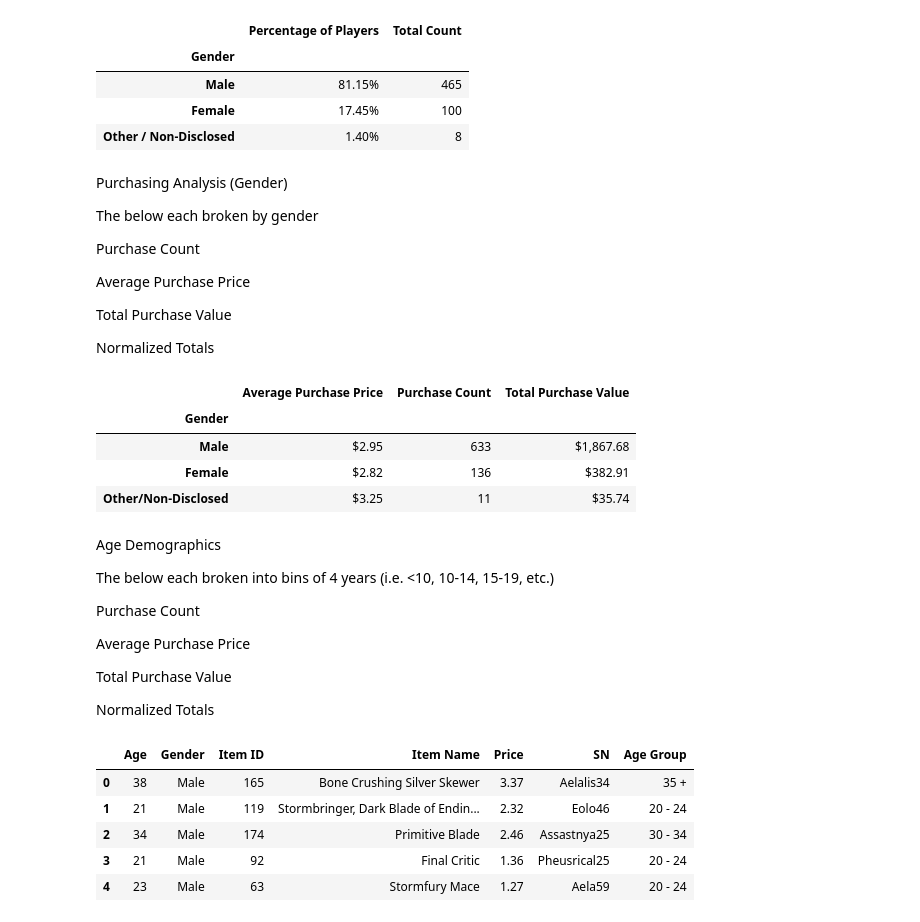
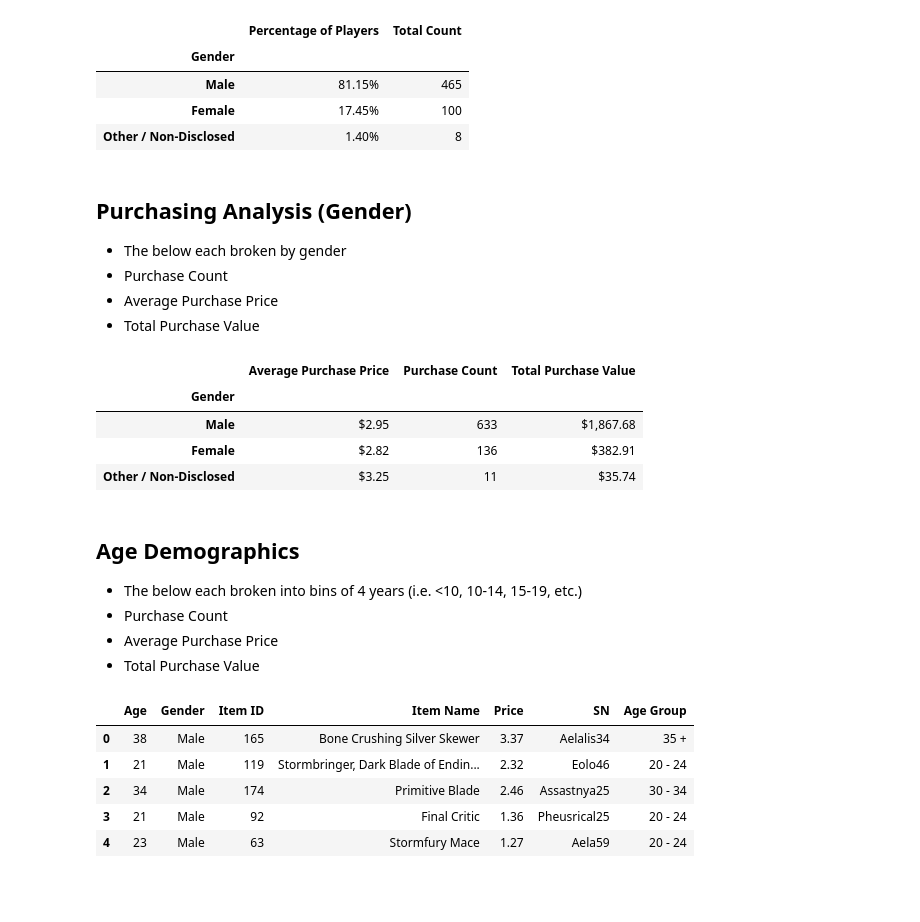
Before and after one commit to lyniguez/Gamer-Analysis, a Jupyter notebook: Main.ipynb, the cells around one changed output. Drawn from its saved outputs; the diff is of its cells as text; code cells hidden in the pictures; blank space fills up the shorter version.

```diff
--- a/Main.ipynb
+++ b/Main.ipynb
@@ -91,5 +85,7 @@ othergender = gender["SN"].value_counts()
 othercount = len(othergender)
 
 percentother = (othercount / playercount)*100
+# %%
+gendertypes = purchasedataDF["Gender"].unique()
 # %%
 #Create new Data Frame with Gender Analysis
@@ -105,17 +101,11 @@ gendhanalysisDF.set_index(["Gender"])
 | Female | 17.45% | 100 |
 | Other / Non-Disclosed | 1.40% | 8 |
 # %% [markdown]
-Purchasing Analysis (Gender)
-
-The below each broken by gender
-
-Purchase Count
-
-Average Purchase Price
-
-Total Purchase Value
-
-Normalized Totals
+## Purchasing Analysis (Gender)
+* The below each broken by gender
+* Purchase Count
+* Average Purchase Price
+* Total Purchase Value
 # %%
 # Male Purchase Count
 malepurchase = purchasedataDF.loc[purchasedataDF["Gender"] == "Male"]
@@ -154,31 +144,25 @@ othertotal = purchasedataDF.loc[purchasedataDF["Gender"] == "Other / Non-Disclos
 othertotal = othertotal["Price"].sum()
 # %%
 #Create new Data Frame with Gender Analysis
-genpurchanalysisDF = pd.DataFrame({"Gender":["Male","Female","Other/Non-Disclosed"],
+genpurchanalysisDF = pd.DataFrame({"Gender":gendertypes,
     "Purchase Count":[malepurchase, femalepurchase, otherpurchase],
     "Average Purchase Price":[maleaverage, femaleaverage, otheraverage],
     "Total Purchase Value":[maletotal, femaletotal, othertotal]})
 genpurchanalysisDF["Average Purchase Price"] = genpurchanalysisDF["Average Purchase Price"].map("${0:,.2f}".format)
 genpurchanalysisDF["Total Purchase Value"] = genpurchanalysisDF["Total Purchase Value"].map("${0:,.2f}".format)
 genpurchanalysisDF.set_index(["Gender"])
 # %% [output]
 |  | Average Purchase Price | Purchase Count | Total Purchase Value |
 | Gender |  |  |  |
 | Male | $2.95 | 633 | $1,867.68 |
 | Female | $2.82 | 136 | $382.91 |
-| Other/Non-Disclosed | $3.25 | 11 | $35.74 |
+| Other / Non-Disclosed | $3.25 | 11 | $35.74 |
 # %% [markdown]
-Age Demographics
-
-The below each broken into bins of 4 years (i.e. <10, 10-14, 15-19, etc.)
-
-Purchase Count
-
-Average Purchase Price
-
-Total Purchase Value
-
-Normalized Totals
+## Age Demographics
+* The below each broken into bins of 4 years (i.e. <10, 10-14, 15-19, etc.)
+* Purchase Count
+* Average Purchase Price
+* Total Purchase Value
 # %%
 # Bins are 0 to 10, 10 to 14, 15 to 19, 20 to 24, 25 to 29, 30 to 34, 35+
 bins = [0, 10, 15, 20, 25, 30, 35, 100]
```
Also changed, not shown: parts of 14 cells of this notebook, 1 other file.
